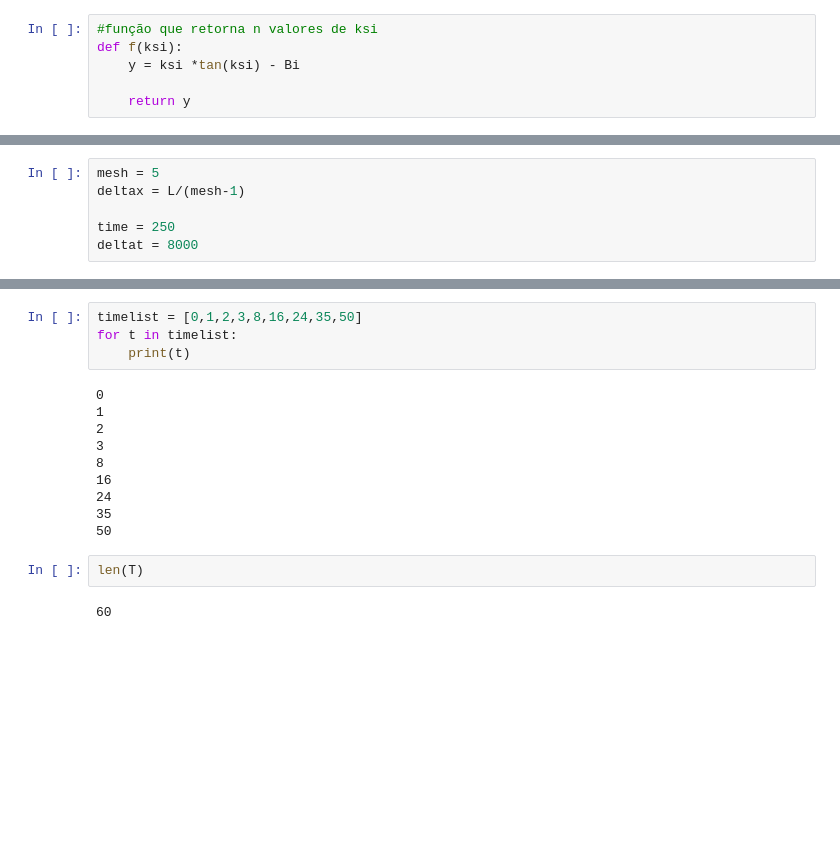
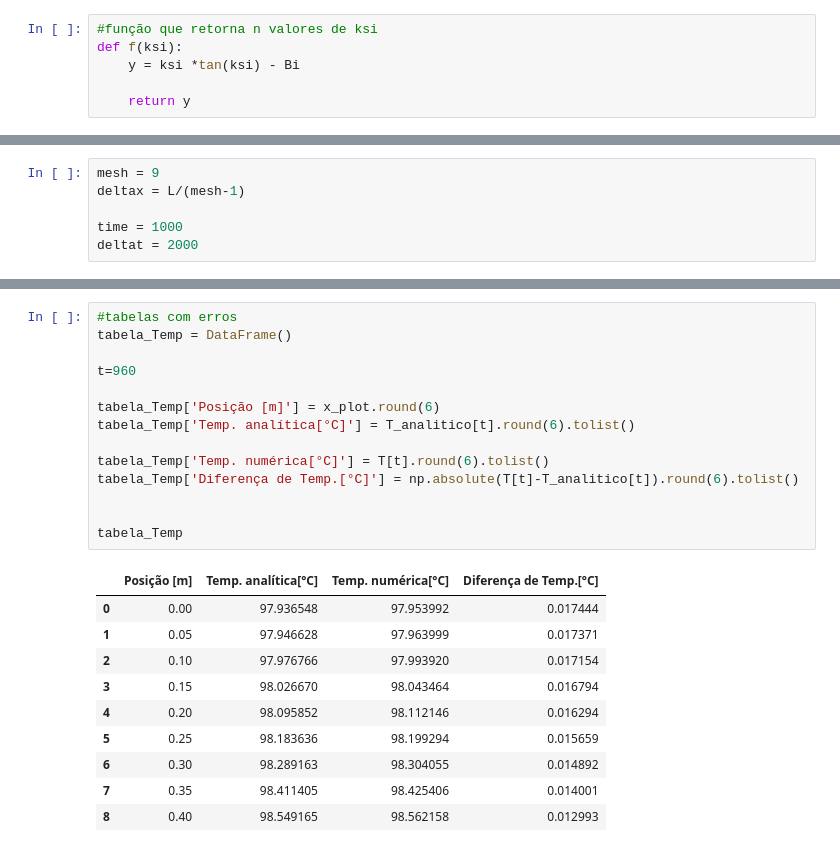
Before and after one commit to gusttavlang/TransComp, a Jupyter notebook: Trabalho 3/Trabalho 3 - Formulação explícita.ipynb, the cells around one changed output, grey strips where cells are left out. Drawn from its saved outputs; the diff is of its cells as text; blank space fills up the shorter version.

```diff
--- a/Trabalho 3/Trabalho 3 - Formulação explícita.ipynb
+++ b/Trabalho 3/Trabalho 3 - Formulação explícita.ipynb
@@ -74,8 +76,8 @@ def ksi(n):
         xm = (a+b)/2
     return ksi_vector
 # %%
-mesh = 5
+mesh = 9
 deltax = L/(mesh-1)
 
-time = 250
-deltat = 8000
+time = 1000
+deltat = 2000
@@ -186,18 +206,25 @@ axis.legend(bbox_to_anchor=(1.05, 1), loc=2, borderaxespad=0.)
-# %%
-timelist = [0,1,2,3,8,16,24,35,50]
-for t in timelist:
-    print(t)
-# %% [output]
-0
-1
-2
-3
-8
-16
-24
-35
-50
-# %%
-len(T)
-# %% [output]
-60
+# %%
+#tabelas com erros
+tabela_Temp = DataFrame()
+
+t=960
+
+tabela_Temp['Posição [m]'] = x_plot.round(6)
+tabela_Temp['Temp. analítica[°C]'] = T_analitico[t].round(6).tolist()
+
+tabela_Temp['Temp. numérica[°C]'] = T[t].round(6).tolist()
+tabela_Temp['Diferença de Temp.[°C]'] = np.absolute(T[t]-T_analitico[t]).round(6).tolist()
+
+
+tabela_Temp
+# %% [output]
+|  | Posição [m] | Temp. analítica[°C] | Temp. numérica[°C] | Diferença de Temp.[°C] |
+| 0 | 0.00 | 97.936548 | 97.953992 | 0.017444 |
+| 1 | 0.05 | 97.946628 | 97.963999 | 0.017371 |
+| 2 | 0.10 | 97.976766 | 97.993920 | 0.017154 |
+| 3 | 0.15 | 98.026670 | 98.043464 | 0.016794 |
+| 4 | 0.20 | 98.095852 | 98.112146 | 0.016294 |
+| 5 | 0.25 | 98.183636 | 98.199294 | 0.015659 |
+| 6 | 0.30 | 98.289163 | 98.304055 | 0.014892 |
+| 7 | 0.35 | 98.411405 | 98.425406 | 0.014001 |
+| 8 | 0.40 | 98.549165 | 98.562158 | 0.012993 |
```
Also changed, not shown: parts of 9 cells of this notebook, 3 other files.
